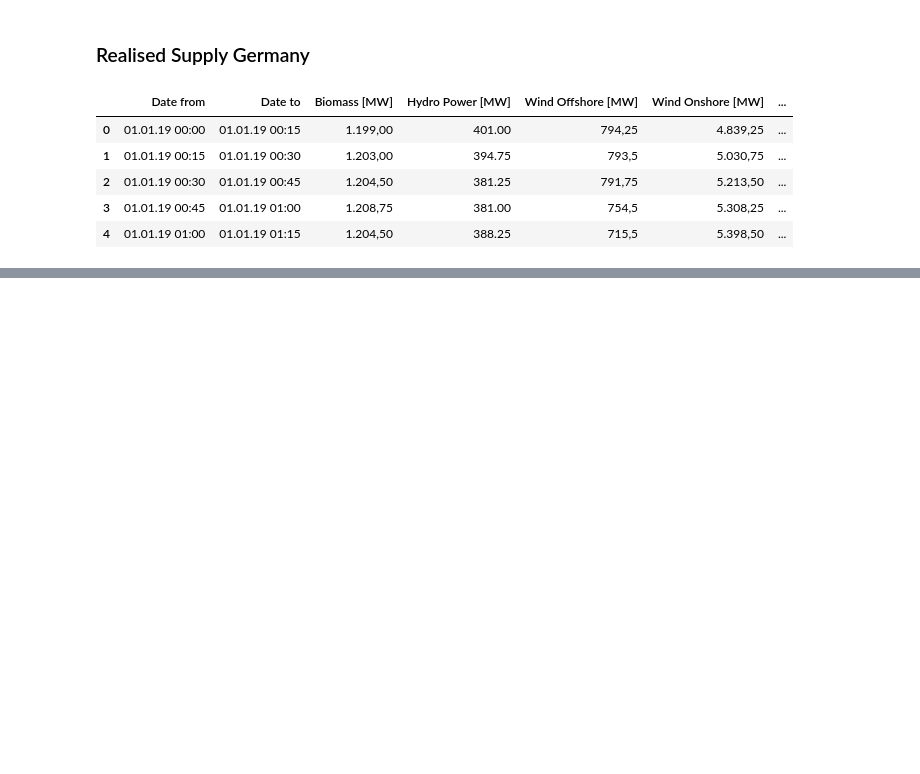
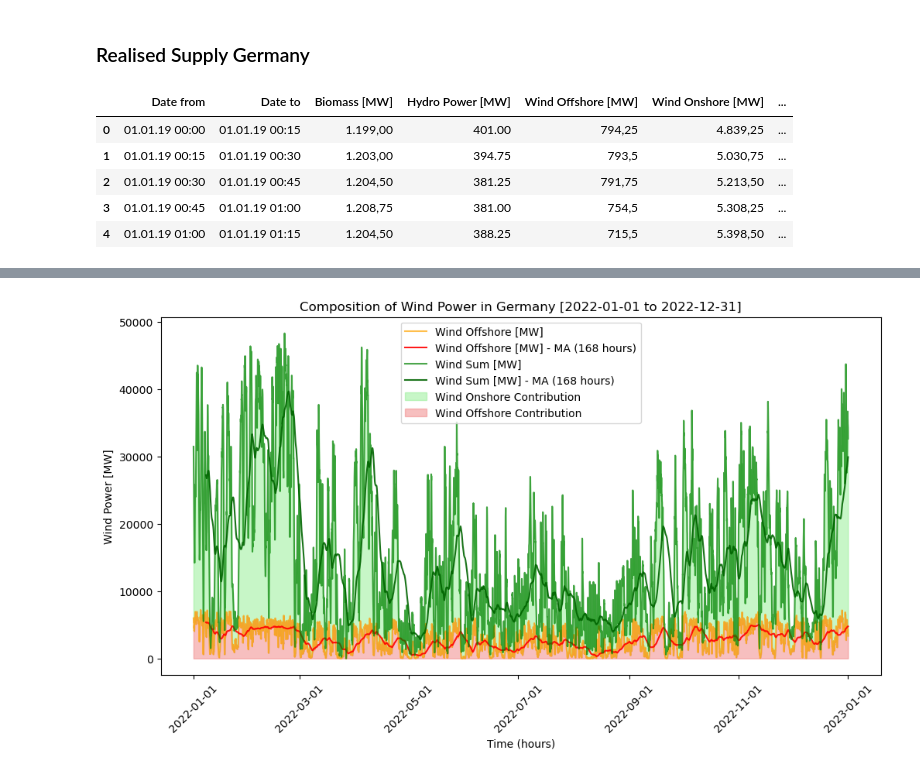
Before and after one commit to timoluebbing/WindPowerForecasting, a Jupyter notebook: experiments/data_preprocessing.ipynb, the cells around one changed output, grey strips where cells are left out. Saved outputs shown, nothing was run; the diff lists cells and outputs as text; code cells hidden in the pictures; blank space fills up the shorter version.

```diff
--- a/experiments/data_preprocessing.ipynb
+++ b/experiments/data_preprocessing.ipynb
@@ -26,0 +52,9 @@ df.head()
+# %%
+df[Column.DATE_FROM.value] = pd.to_datetime(
+    df[Column.DATE_FROM.value], format="%d.%m.%y %H:%M"
+)
+df[Column.DATE_TO.value] = pd.to_datetime(
+    df[Column.DATE_TO.value], format="%d.%m.%y %H:%M"
+)
+df.set_index(Column.DATE_FROM.value, inplace=True)
+df.sort_index(inplace=True)
@@ -27,8 +63,10 @@ df.head()
 # %%
-# Convert columns to numeric, replacing commas and handling errors
-df["Wind Offshore [MW]"] = df["Wind Offshore [MW] "].str.replace('.', '', regex=False)
-df["Wind Offshore [MW]"] = df["Wind Offshore [MW]"].str.replace(',', '.', regex=False).astype(float)
+# Columns to exclude from numeric conversion
+non_numeric_cols = [Column.DATE_FROM.value, Column.DATE_TO.value]
 
-df["Wind Onshore [MW]"] = df["Wind Onshore [MW]"].str.replace('.', '', regex=False)
-df["Wind Onshore [MW]"] = df["Wind Onshore [MW]"].str.replace(',', '.', regex=False).astype(float)
+# Convert relevant columns
+for col in df.columns:
+    if col not in non_numeric_cols:
+        df[col] = df[col].astype(str).str.replace(".", "", regex=False).str.replace(",", ".", regex=False)
+        df[col] = pd.to_numeric(df[col], errors="coerce") # error handling --> NaN
 # %%
@@ -75,0 +132,12 @@ df[["Total Wind [MW]", "Wind Offshore [MW]", "Wind Onshore [MW]"]].plot(
+# %%
+# df_indexed = df["2022-01-01":"2022-12-31"]
+df_indexed = df["2022-01-01":"2023-01-01"]
+wind_offshore_2022 = df_indexed[Column.WIND_OFFSHORE.value]
+wind_onshore_2022 = df_indexed[Column.WIND_ONSHORE.value]
+dates_2022 = df_indexed.index
+
+fig = plot_wind_power_composition(
+    dates_2022, wind_offshore_2022, wind_onshore_2022, 24*7,
+)
+# %% [output]
+[figure, added]
```
Also changed, not shown: parts of 21 cells of this notebook, 4 other files.
